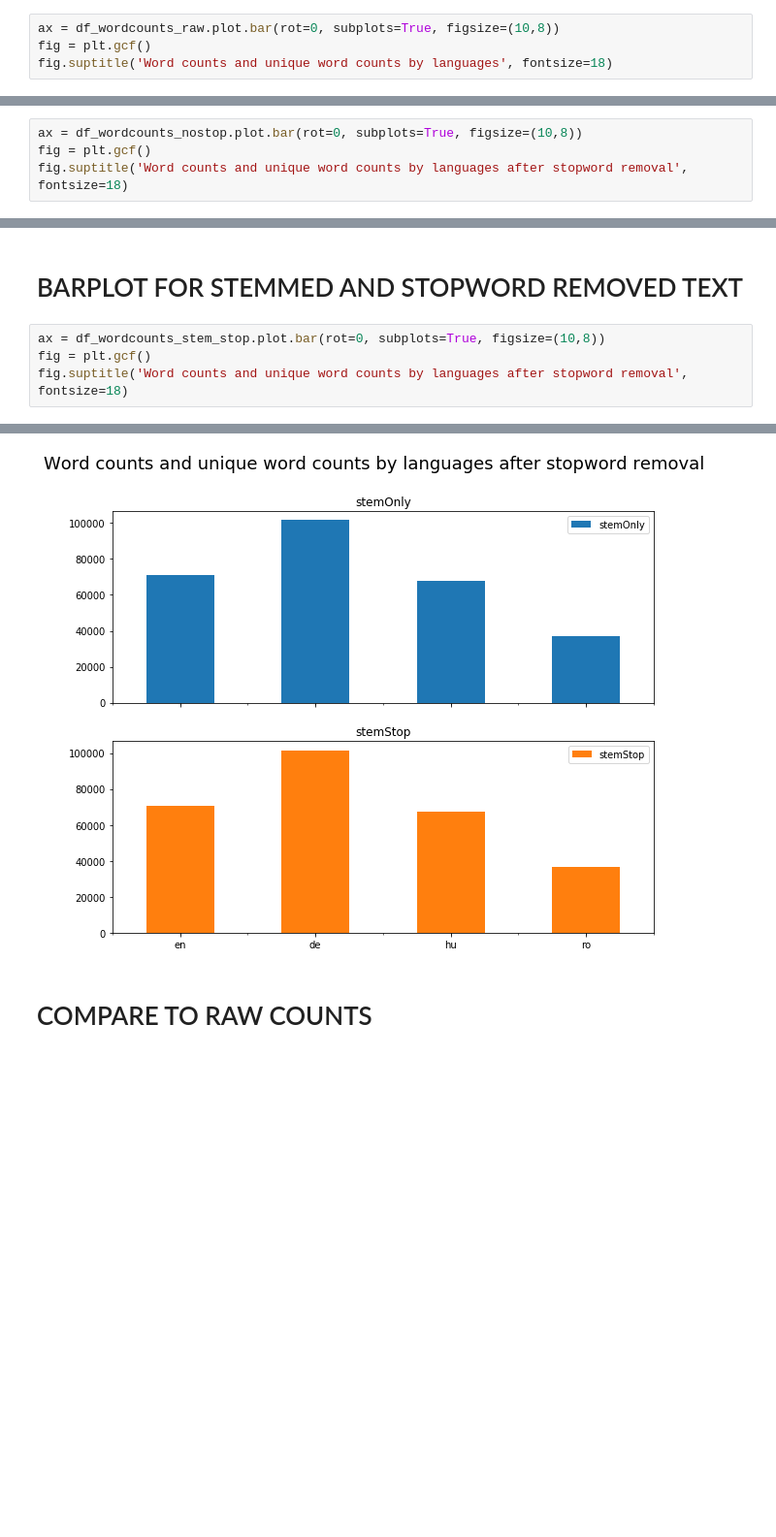
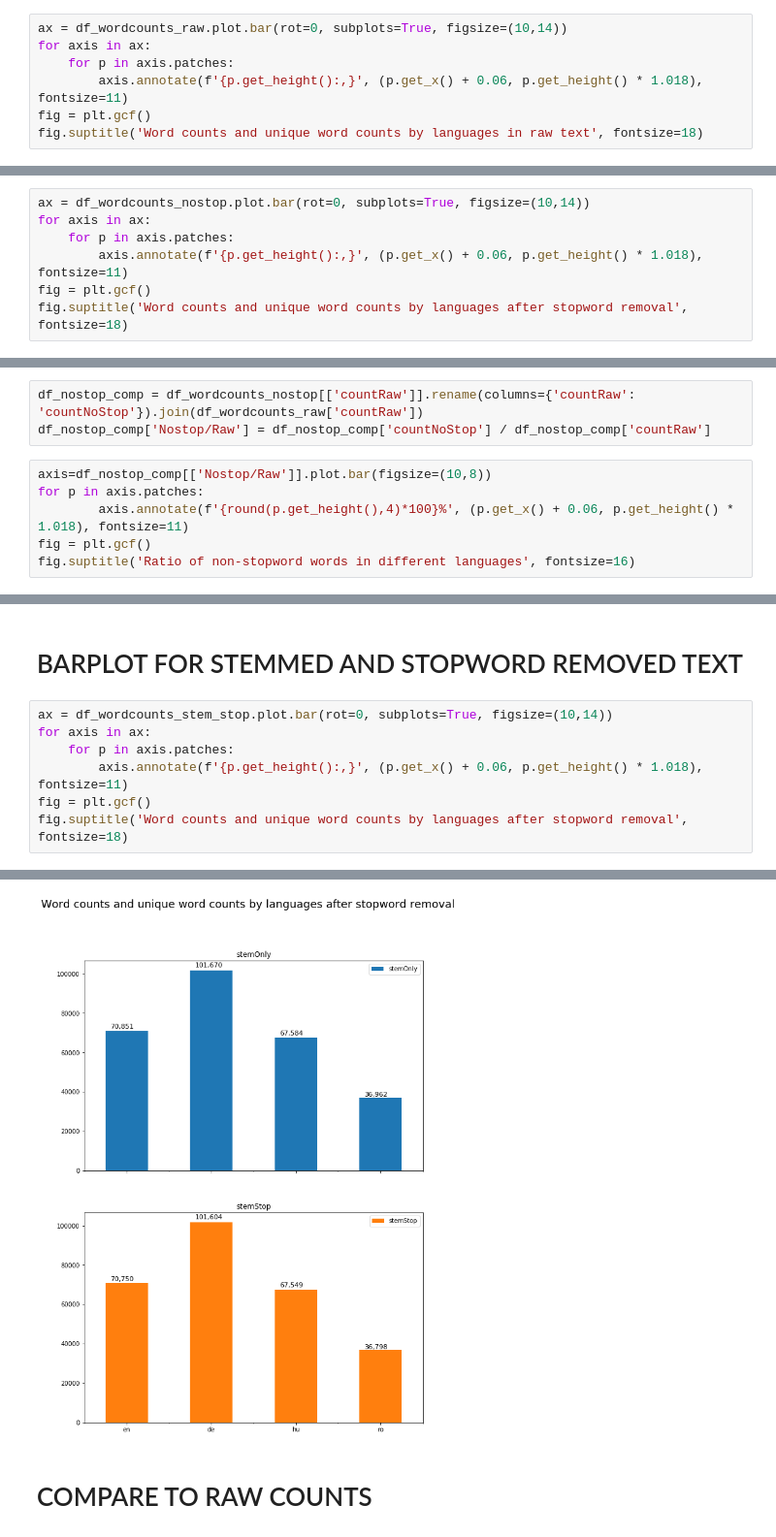
Before and after one commit to morkapronczay/meetup-talk-text-preproc, a Jupyter notebook: cleaning-steps.ipynb, the cells around one changed output, grey strips where cells are left out. Shown at 97% size. Cells and saved outputs as stored; diff of their text form; blank space fills up the shorter version.

```diff
--- a/cleaning-steps.ipynb
+++ b/cleaning-steps.ipynb
@@ -61,7 +61,10 @@ df_wordcounts_raw
 # %% [markdown]
 # BARPLOT FOR RAW TEXT
 # %%
-ax = df_wordcounts_raw.plot.bar(rot=0, subplots=True, figsize=(10,8))
+ax = df_wordcounts_raw.plot.bar(rot=0, subplots=True, figsize=(10,14))
+for axis in ax:
+    for p in axis.patches:
+        axis.annotate(f'{p.get_height():,}', (p.get_x() + 0.06, p.get_height() * 1.018), fontsize=11)
 fig = plt.gcf()
-fig.suptitle('Word counts and unique word counts by languages', fontsize=18)
+fig.suptitle('Word counts and unique word counts by languages in raw text', fontsize=18)
 # %% [output]
@@ -94,7 +99,10 @@ df_wordcounts_nostop
 # %% [markdown]
 # BARPLOT FOR STOPWORD REMOVED  TEXT
 # %%
-ax = df_wordcounts_nostop.plot.bar(rot=0, subplots=True, figsize=(10,8))
+ax = df_wordcounts_nostop.plot.bar(rot=0, subplots=True, figsize=(10,14))
+for axis in ax:
+    for p in axis.patches:
+        axis.annotate(f'{p.get_height():,}', (p.get_x() + 0.06, p.get_height() * 1.018), fontsize=11)
 fig = plt.gcf()
 fig.suptitle('Word counts and unique word counts by languages after stopword removal', fontsize=18)
 # %% [output]
@@ -102,0 +111,9 @@ Text(0.5, 0.98, 'Word counts and unique word counts by languages after stopword
+# %%
+df_nostop_comp = df_wordcounts_nostop[['countRaw']].rename(columns={'countRaw': 'countNoStop'}).join(df_wordcounts_raw['countRaw'])
+df_nostop_comp['Nostop/Raw'] = df_nostop_comp['countNoStop'] / df_nostop_comp['countRaw']
+# %%
+axis=df_nostop_comp[['Nostop/Raw']].plot.bar(figsize=(10,8))
+for p in axis.patches:
+        axis.annotate(f'{round(p.get_height(),4)*100}%', (p.get_x() + 0.06, p.get_height() * 1.018), fontsize=11)
+fig = plt.gcf()
+fig.suptitle('Ratio of non-stopword words in different languages', fontsize=16)
@@ -129,12 +151,15 @@ df_wordcounts_stem_stop
 # %% [markdown]
 # BARPLOT FOR STEMMED AND STOPWORD REMOVED  TEXT
 # %%
-ax = df_wordcounts_stem_stop.plot.bar(rot=0, subplots=True, figsize=(10,8))
+ax = df_wordcounts_stem_stop.plot.bar(rot=0, subplots=True, figsize=(10,14))
+for axis in ax:
+    for p in axis.patches:
+        axis.annotate(f'{p.get_height():,}', (p.get_x() + 0.06, p.get_height() * 1.018), fontsize=11)
 fig = plt.gcf()
 fig.suptitle('Word counts and unique word counts by languages after stopword removal', fontsize=18)
 # %% [output]
 Text(0.5, 0.98, 'Word counts and unique word counts by languages after stopword removal')
-[figure, old version]
+[figure, new version]
 # %% [markdown]
 # COMPARE TO RAW COUNTS
 # %%
```
Also changed, not shown: parts of 47 cells of this notebook, 6 other files.
